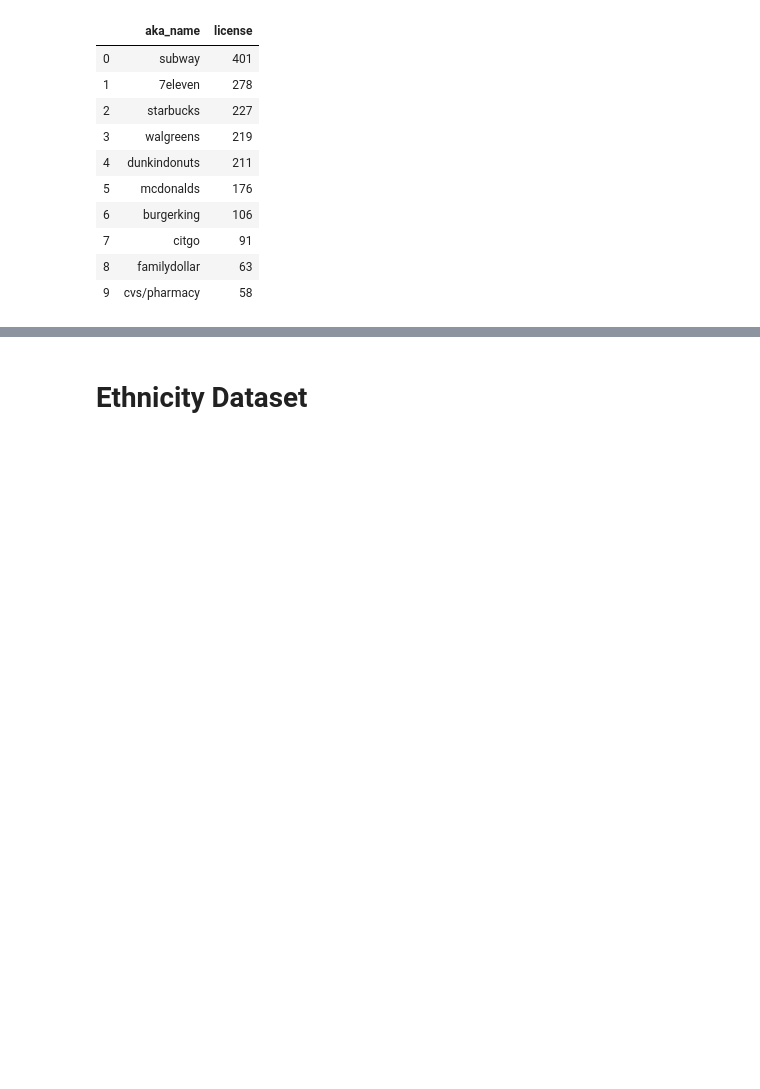
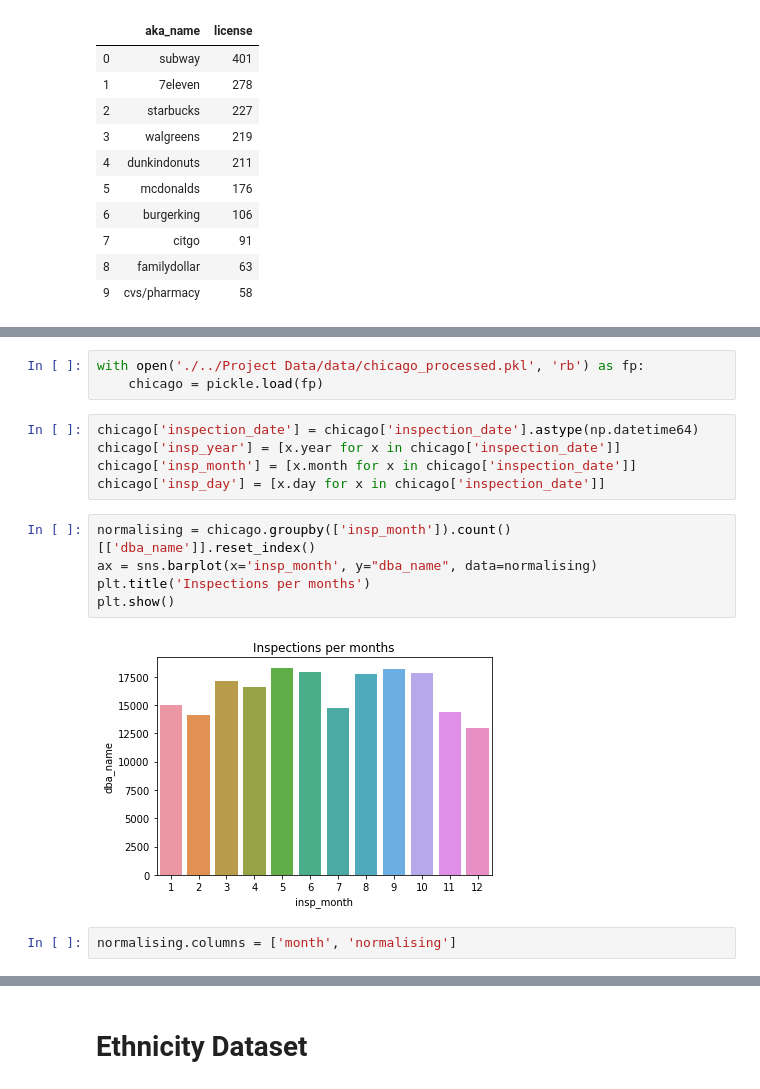
Before and after one commit to MNabegh/ADAknow, a Jupyter notebook: jade_mahmoud_merged.ipynb, the cells around one changed output, grey strips where cells are left out. Cells and saved outputs as stored; diff of their text form; blank space fills up the shorter version.

```diff
--- a/jade_mahmoud_merged.ipynb
+++ b/jade_mahmoud_merged.ipynb
@@ -816,0 +820,17 @@ Provided that we know we have this data available, we will be able to answer que
+# %%
+with open('./../Project Data/data/chicago_processed.pkl', 'rb') as fp:
+    chicago = pickle.load(fp)
+# %%
+chicago['inspection_date'] = chicago['inspection_date'].astype(np.datetime64)
+chicago['insp_year'] = [x.year for x in chicago['inspection_date']]
+chicago['insp_month'] = [x.month for x in chicago['inspection_date']]
+chicago['insp_day'] = [x.day for x in chicago['inspection_date']]
+# %%
+normalising = chicago.groupby(['insp_month']).count()[['dba_name']].reset_index()
+ax = sns.barplot(x='insp_month', y="dba_name", data=normalising)
+plt.title('Inspections per months')
+plt.show()
+# %% [output]
+[figure, added]
+# %%
+normalising.columns = ['month', 'normalising']
```
Also changed, not shown: parts of 74 cells of this notebook.
